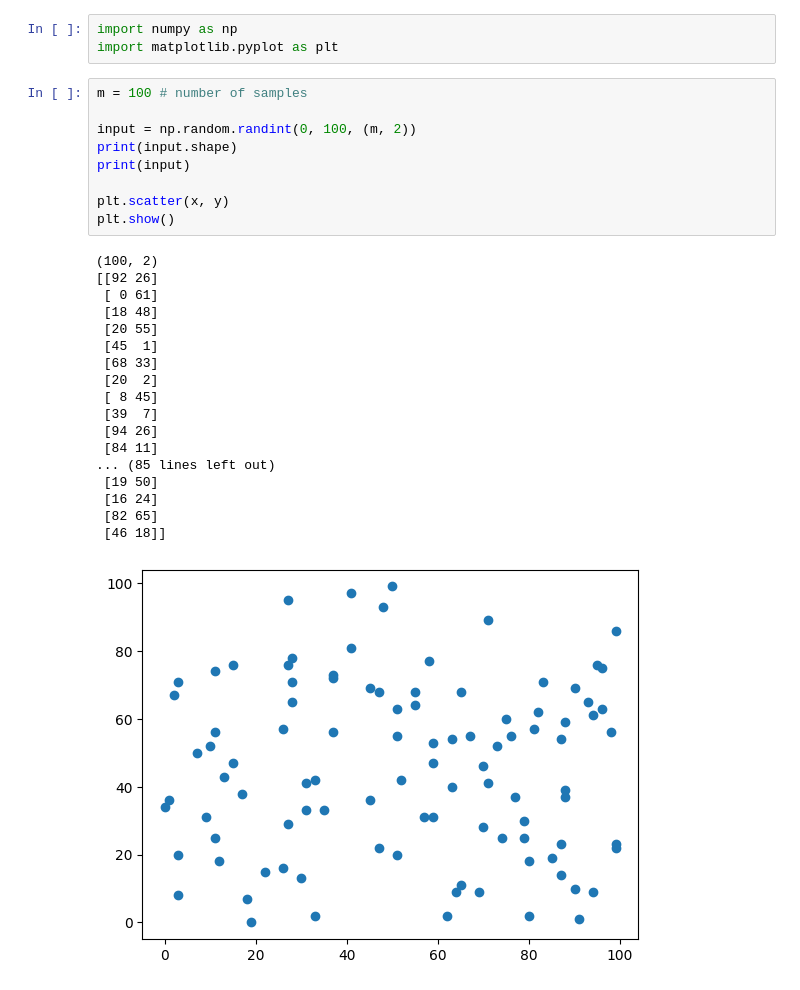
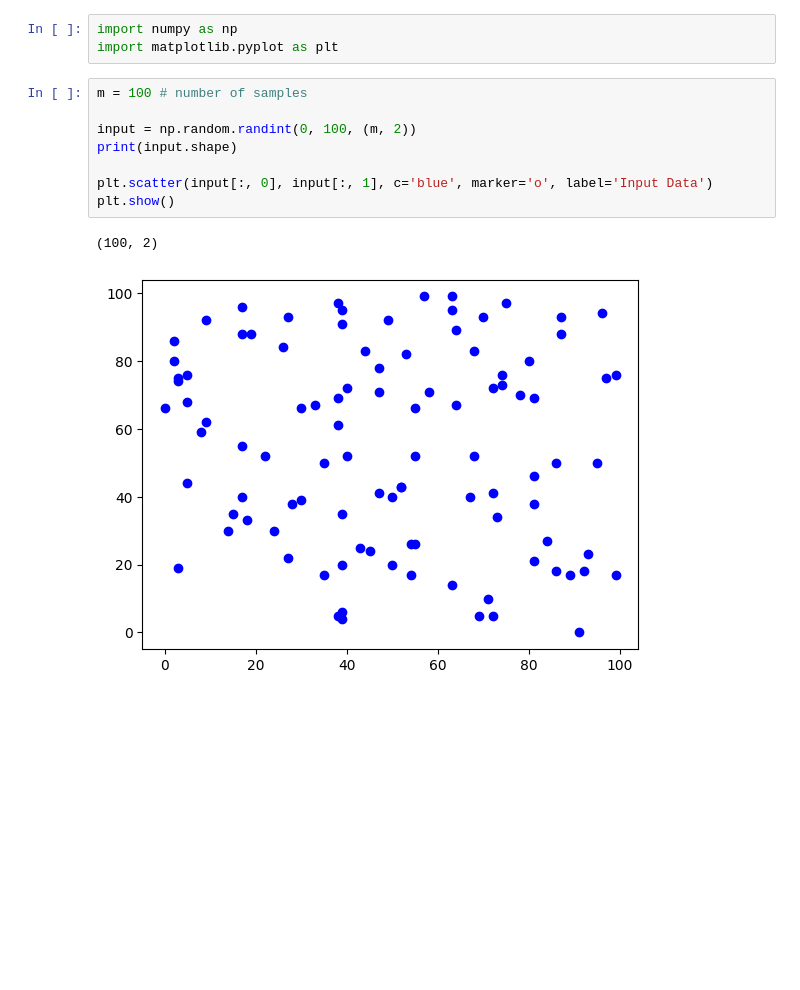
Before and after one commit to conjeevaram/Logistic-Regression, a Jupyter notebook: main.ipynb, the cells around one changed output. Cells and saved outputs as stored; diff of their text form; blank space fills up the shorter version.

```diff
--- a/main.ipynb
+++ b/main.ipynb
@@ -4,31 +4,14 @@ import matplotlib.pyplot as plt
 # %%
 m = 100 # number of samples
 
 input = np.random.randint(0, 100, (m, 2))
 print(input.shape)
-print(input)
 
-plt.scatter(x, y)
+plt.scatter(input[:, 0], input[:, 1], c='blue', marker='o', label='Input Data')
 plt.show()
 # %% [output]
 (100, 2)
-[[92 26]
- [ 0 61]
- [18 48]
- [20 55]
- [45  1]
- [68 33]
- [20  2]
- [ 8 45]
- [39  7]
- [94 26]
- [84 11]
-... (85 lines left out)
- [19 50]
- [16 24]
- [82 65]
- [46 18]]
-[figure, old version]
+[figure, new version]
 # %%
 label = np.zeros((m, 1), dtype=int)  # initialize labels as a 2D array with shape (m,1)
 for i in range(m):
```
Also changed, not shown: parts of 6 cells of this notebook.
